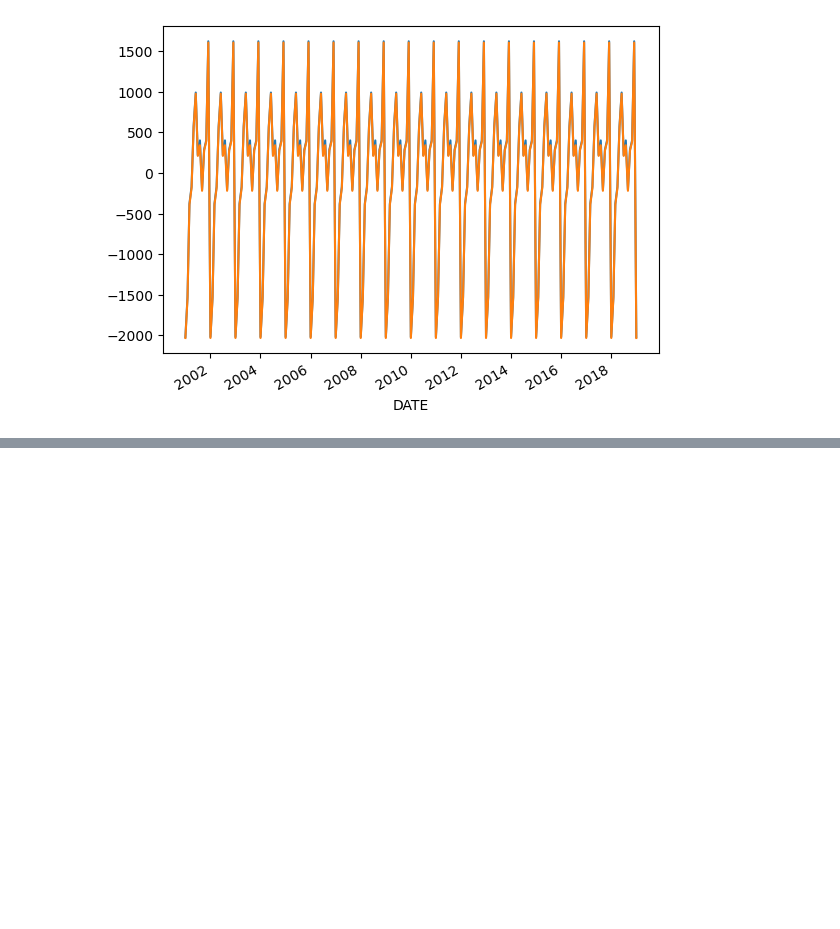
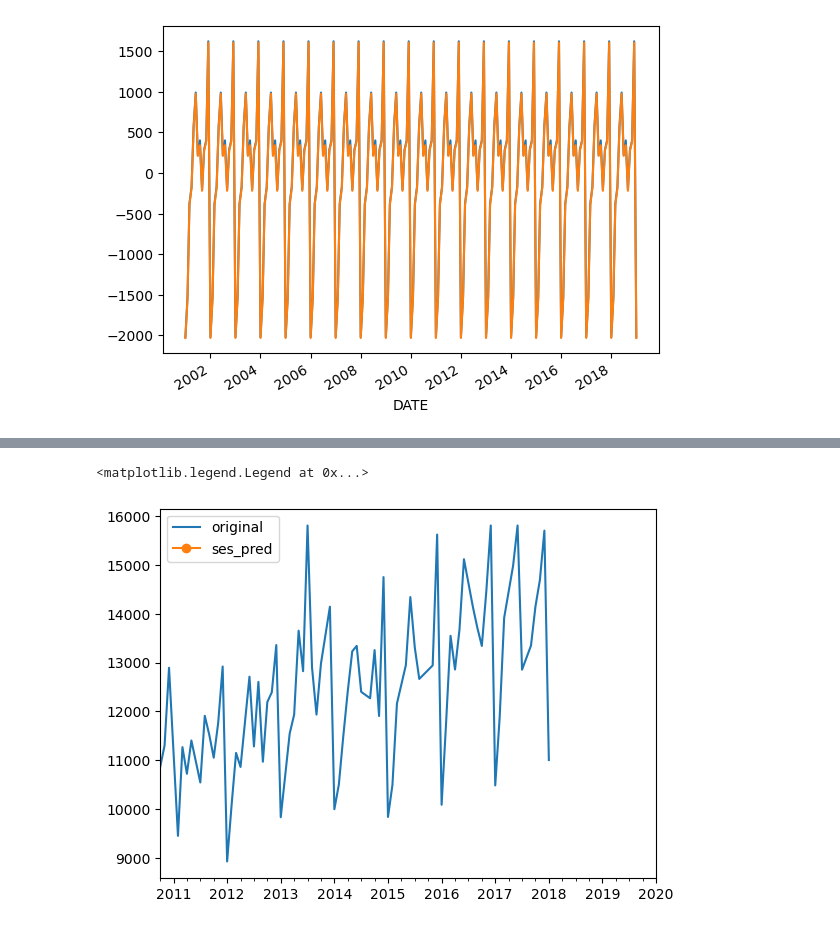
Before and after one commit to GauravDaharia20/Scaler-Projects, a Jupyter notebook: Time Series/notes backup/ts.ipynb, the cells around one changed output, grey strips where cells are left out. Saved outputs shown, nothing was run; the diff lists cells and outputs as text; code cells hidden in the pictures; blank space fills up the shorter version.

```diff
--- a/Time Series/notes backup/ts.ipynb
+++ b/Time Series/notes backup/ts.ipynb
@@ -200,0 +228,9 @@ final_ans[0][1]
+# %%
+model = sm.tsa.SimpleExpSmoothing(df['Sales']).fit(smoothing_level=1/(2*12))
+pred = model.forecast(steps=12)
+df['Sales'].tail(100).plot(label='original')
+pred.plot(label='ses_pred',style='-o')
+plt.legend()
+# %% [output]
+<matplotlib.legend.Legend at 0x...>
+[figure, added]
```
Also changed, not shown: parts of 10 cells of this notebook, 37 other files.
